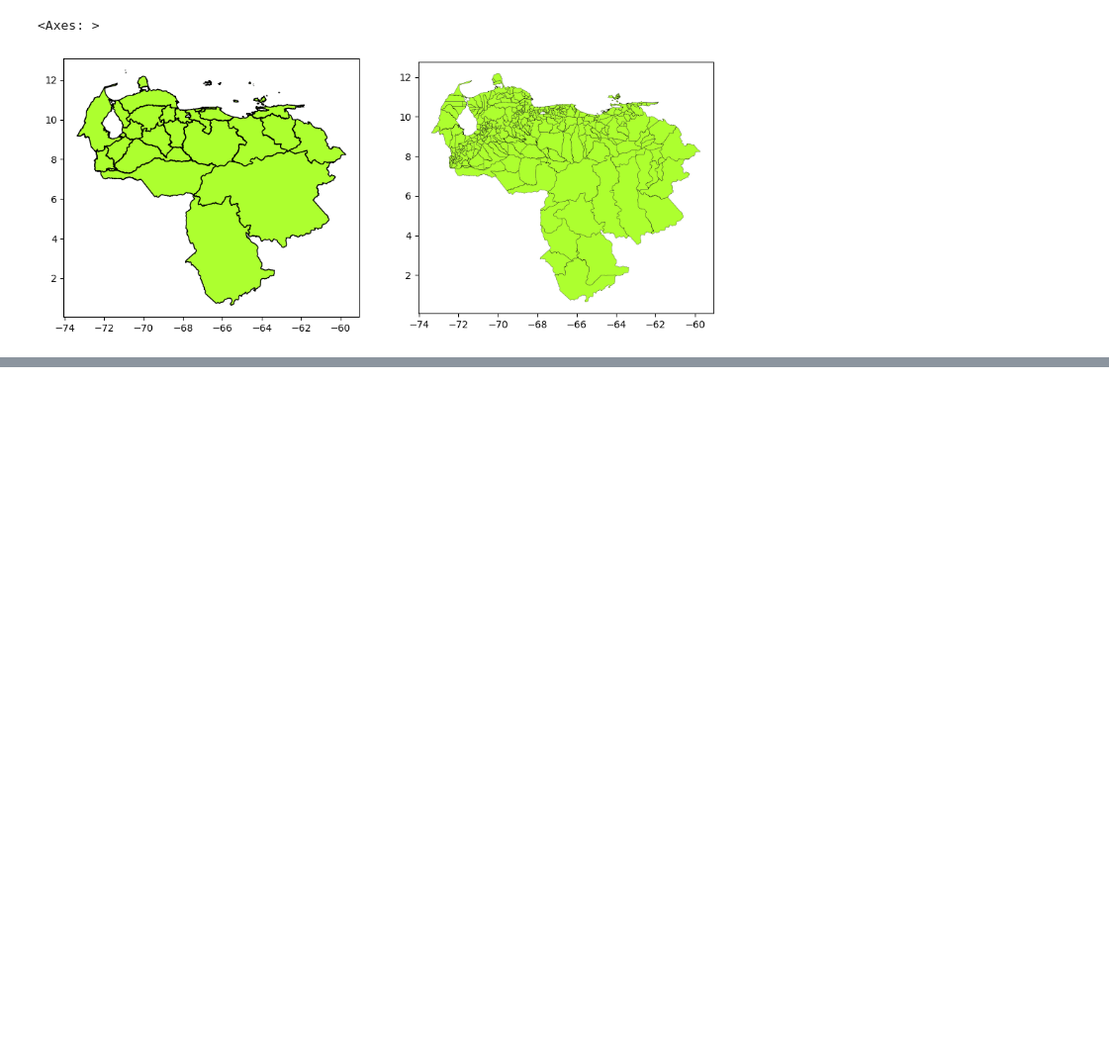
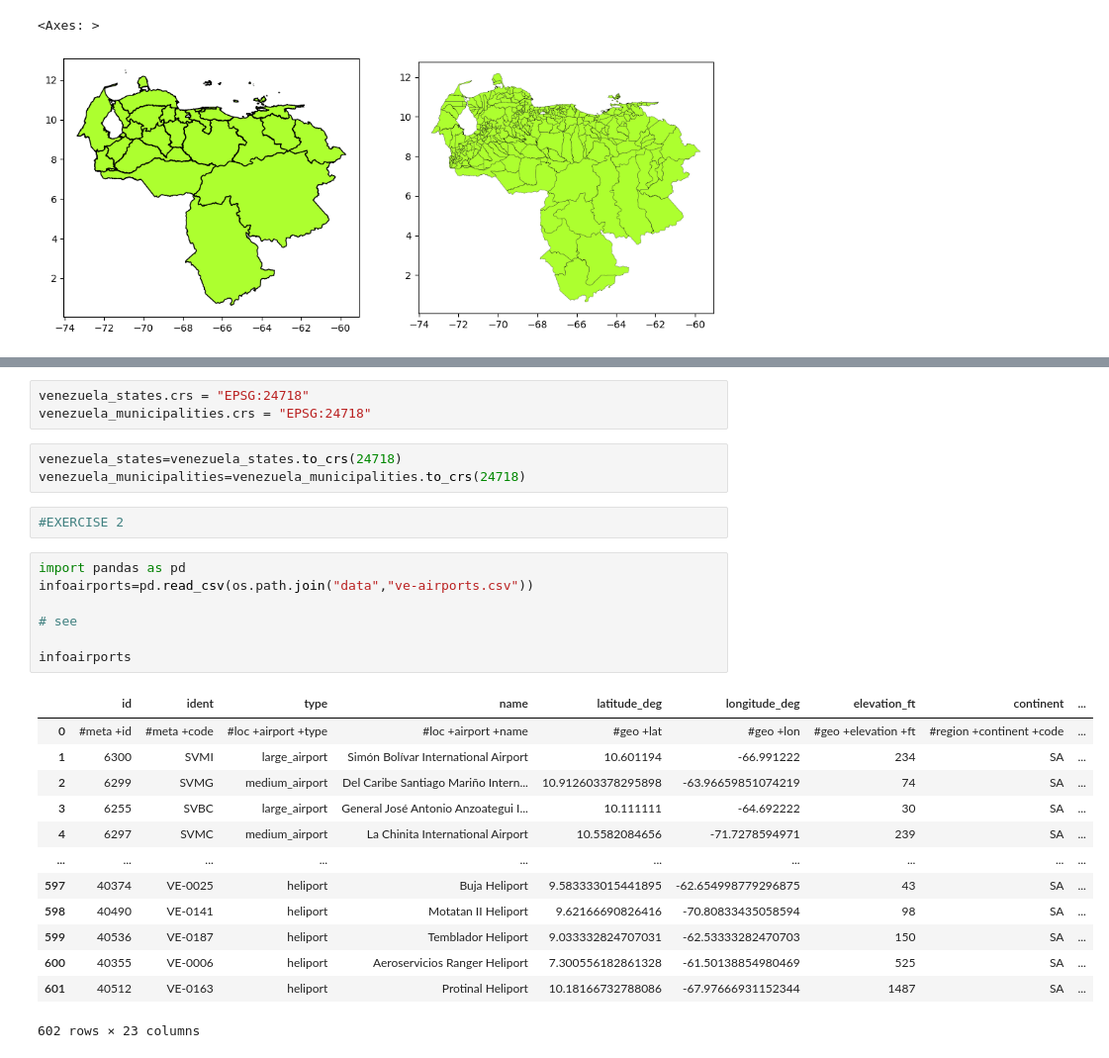
Before and after one commit to enrique1157/geodfven, a Jupyter notebook: Untitled.ipynb, the cells around one changed output, grey strips where cells are left out. Shown: that part at 99% size. Saved outputs shown, nothing was run; the diff lists cells and outputs as text; blank space fills up the shorter version.

```diff
--- a/Untitled.ipynb
+++ b/Untitled.ipynb
@@ -68,0 +138,29 @@ venezuela_municipalities.plot(ax=ax2, facecolor='greenyellow', edgecolor='black'
+# %%
+venezuela_states.crs = "EPSG:24718"
+venezuela_municipalities.crs = "EPSG:24718"
+# %%
+venezuela_states=venezuela_states.to_crs(24718)
+venezuela_municipalities=venezuela_municipalities.to_crs(24718)
+# %%
+#EXERCISE 2
+# %%
+import pandas as pd
+infoairports=pd.read_csv(os.path.join("data","ve-airports.csv"))
+
+# see
+
+infoairports
+# %% [output]
+|  | id | ident | type | name | latitude_deg | longitude_deg | elevation_ft | continent | ... |
+| 0 | #meta +id | #meta +code | #loc +airport +type | #loc +airport +name | #geo +lat | #geo +lon | #geo +elevation +ft | #region +continent +code | ... |
+| 1 | 6300 | SVMI | large_airport | Simón Bolívar International Airport | 10.601194 | -66.991222 | 234 | SA | ... |
+| 2 | 6299 | SVMG | medium_airport | Del Caribe Santiago Mariño Intern... | 10.912603378295898 | -63.96659851074219 | 74 | SA | ... |
+| 3 | 6255 | SVBC | large_airport | General José Antonio Anzoategui I... | 10.111111 | -64.692222 | 30 | SA | ... |
+| 4 | 6297 | SVMC | medium_airport | La Chinita International Airport | 10.5582084656 | -71.7278594971 | 239 | SA | ... |
+| ... | ... | ... | ... | ... | ... | ... | ... | ... | ... |
+| 597 | 40374 | VE-0025 | heliport | Buja Heliport | 9.583333015441895 | -62.654998779296875 | 43 | SA | ... |
+| 598 | 40490 | VE-0141 | heliport | Motatan II Heliport | 9.62166690826416 | -70.80833435058594 | 98 | SA | ... |
+| 599 | 40536 | VE-0187 | heliport | Temblador Heliport | 9.033332824707031 | -62.53333282470703 | 150 | SA | ... |
+| 600 | 40355 | VE-0006 | heliport | Aeroservicios Ranger Heliport | 7.300556182861328 | -61.50138854980469 | 525 | SA | ... |
+| 601 | 40512 | VE-0163 | heliport | Protinal Heliport | 10.18166732788086 | -67.97666931152344 | 1487 | SA | ... |
+602 rows × 23 columns
```
Also changed, not shown: parts of 21 cells of this notebook.
